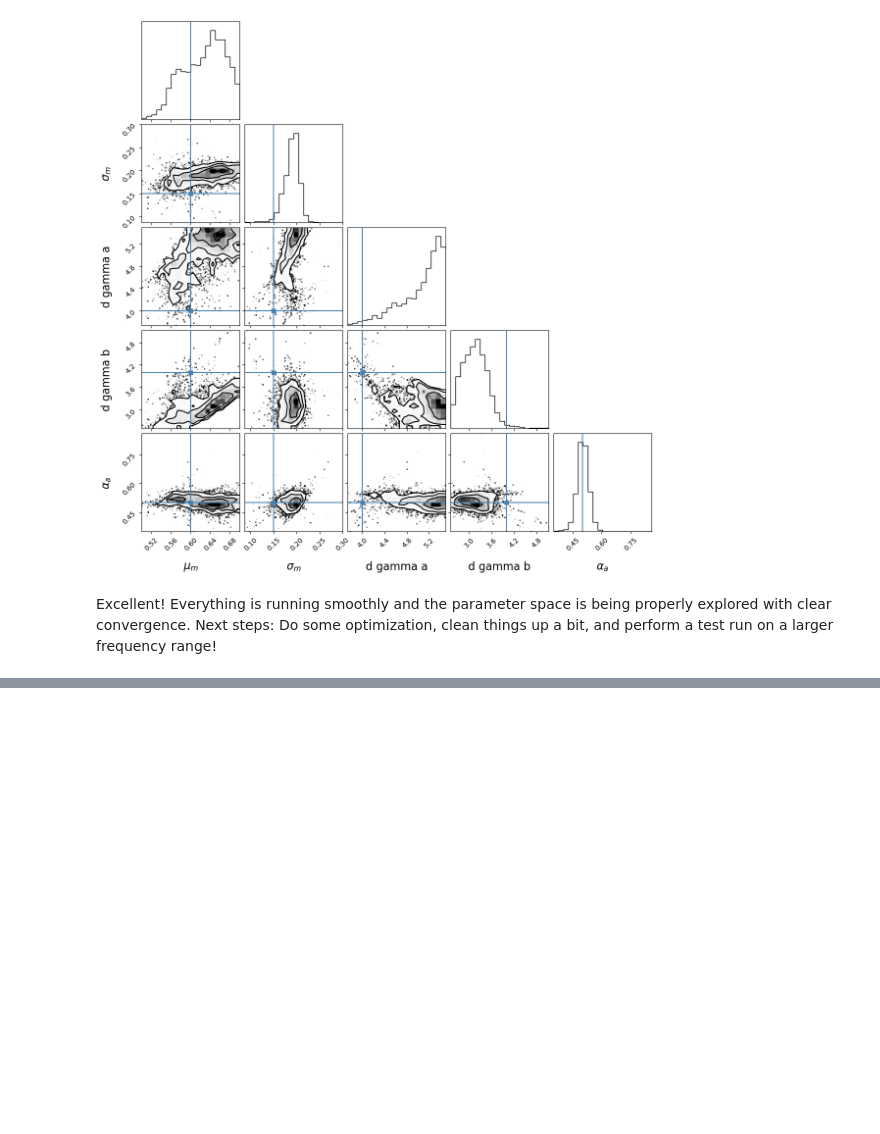
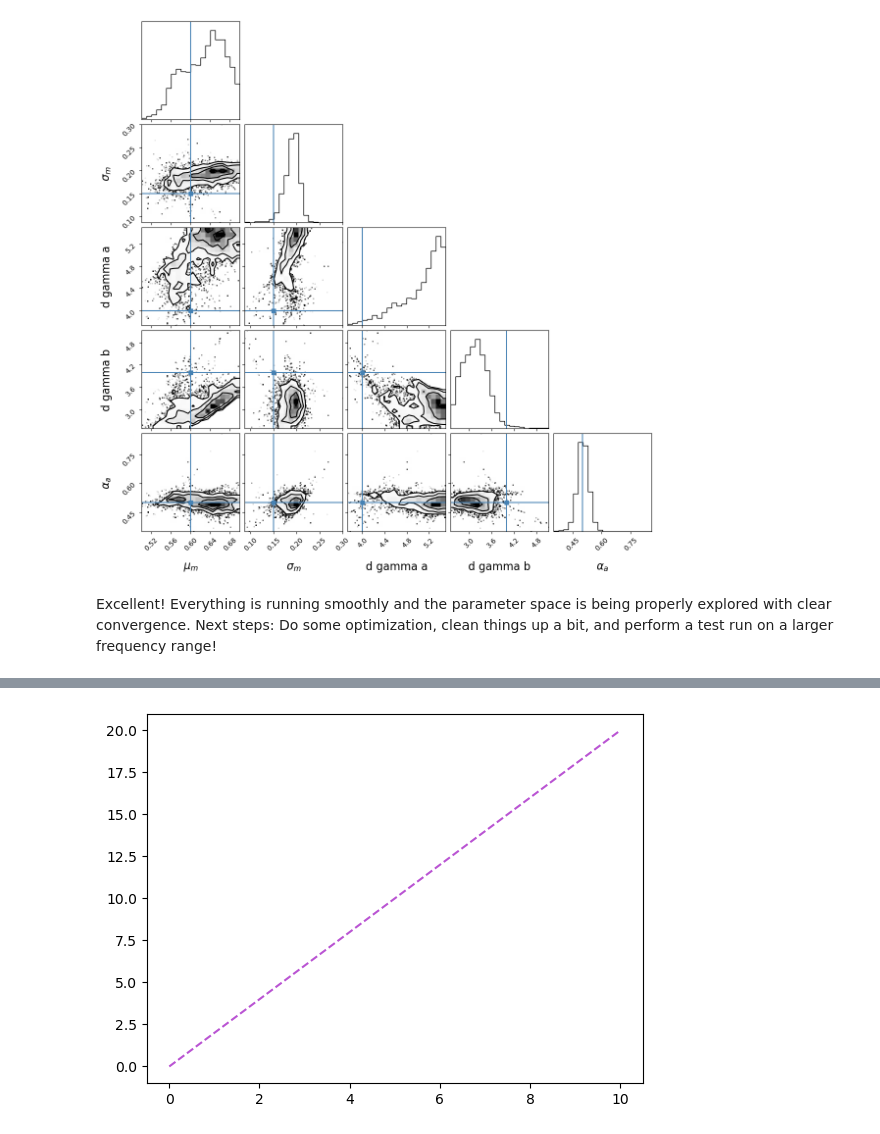
Before and after one commit to criswellalexander/pelargir-gb, a Jupyter notebook: prototype-notebooks/pelargir-v14-fixed-full-test-run.ipynb, the cells around one changed output, grey strips where cells are left out. Cells and saved outputs as stored; diff of their text form; code cells hidden in the pictures; blank space fills up the shorter version.

```diff
--- a/prototype-notebooks/pelargir-v14-fixed-full-test-run.ipynb
+++ b/prototype-notebooks/pelargir-v14-fixed-full-test-run.ipynb
@@ -1149,3 +1149,11 @@ plt.show()
 np.savez('lowf_nbv14_samples.npz',chain=ensemble.get_chain()['model_0'])
 # %% [markdown]
 Excellent! Everything is running smoothly and the parameter space is being properly explored with clear convergence. Next steps: Do some optimization, clean things up a bit, and perform a test run on a larger frequency range!
+# %%
+def test_func(x,y,**plt_kwargs):
+    plt.plot(x,y,**plt_kwargs)
+    return
+def plt_wrapper(**plt_kwargs):
+    x, y = np.linspace(0,10,100),2*np.linspace(0,10,100)
+    test_func(x,y,**plt_kwargs)
+    return
@@ -1151,0 +1165,6 @@ Excellent! Everything is running smoothly and the parameter space is being prope
+# %%
+plt.figure()
+plt_wrapper(ls='--')
+plt.show()
+# %% [output]
+[figure, added]
```
Also changed, not shown: parts of 3 cells of this notebook, 4 other files.
